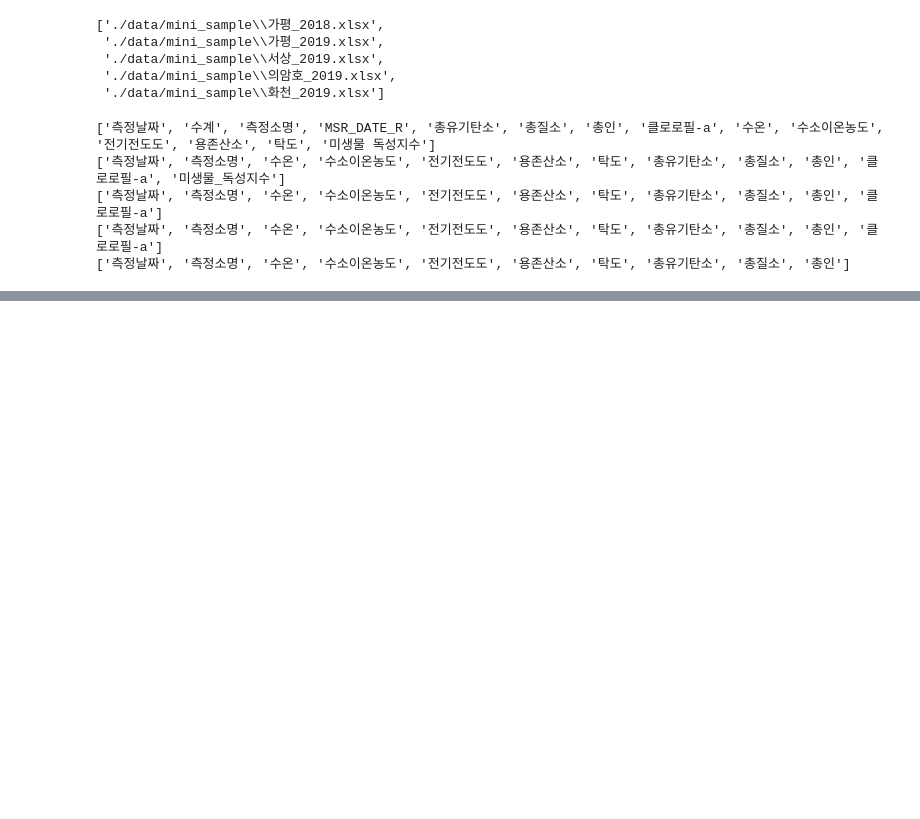
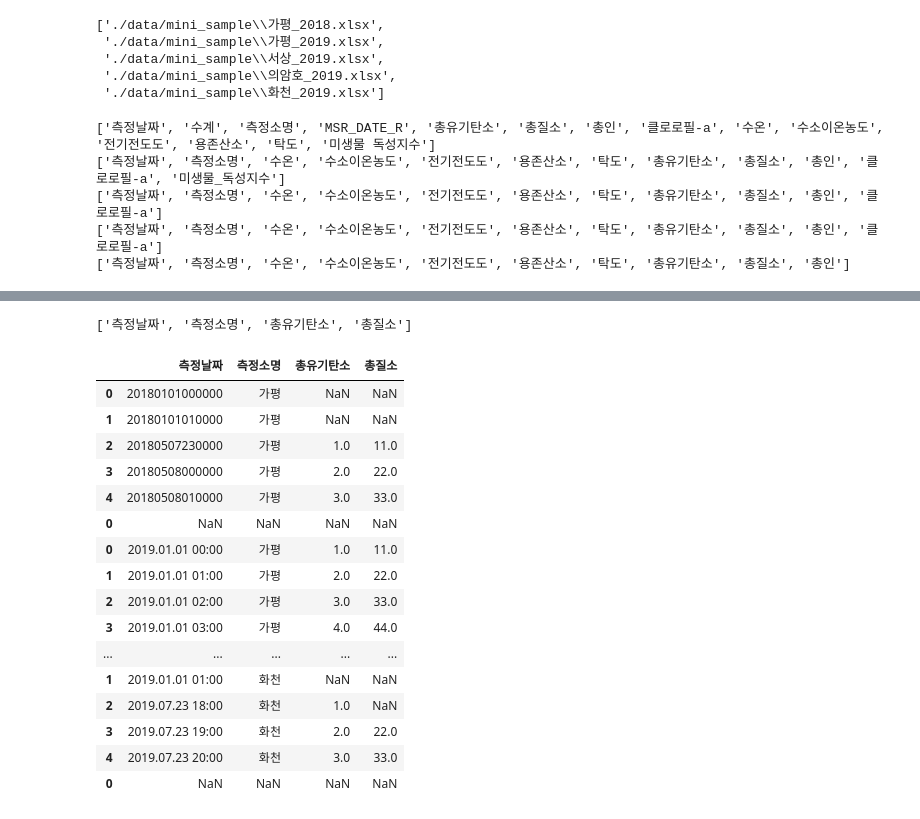
Before and after one commit to h4ppyy/my-jupyter, a Jupyter notebook: water_quality_prediction/multi.ipynb, the cells around one changed output, grey strips where cells are left out. Saved outputs shown, nothing was run; the diff lists cells and outputs as text; code cells hidden in the pictures; blank space fills up the shorter version.

```diff
--- a/water_quality_prediction/multi.ipynb
+++ b/water_quality_prediction/multi.ipynb
@@ -74,0 +97,27 @@ pd.concat(df_list)
+# %%
+col_name_list = []
+for t in [0,2,4,5]:
+    col_name_list.append(x.columns.tolist()[t])
+col_name_list
+# %% [output]
+['측정날짜', '측정소명', '총유기탄소', '총질소']
+# %%
+x.loc[:, col_name_list]
+# %% [output]
+|  | 측정날짜 | 측정소명 | 총유기탄소 | 총질소 |
+| 0 | 20180101000000 | 가평 | NaN | NaN |
+| 1 | 20180101010000 | 가평 | NaN | NaN |
+| 2 | 20180507230000 | 가평 | 1.0 | 11.0 |
+| 3 | 20180508000000 | 가평 | 2.0 | 22.0 |
+| 4 | 20180508010000 | 가평 | 3.0 | 33.0 |
+| 0 | NaN | NaN | NaN | NaN |
+| 0 | 2019.01.01 00:00 | 가평 | 1.0 | 11.0 |
+| 1 | 2019.01.01 01:00 | 가평 | 2.0 | 22.0 |
+| 2 | 2019.01.01 02:00 | 가평 | 3.0 | 33.0 |
+| 3 | 2019.01.01 03:00 | 가평 | 4.0 | 44.0 |
+| ... | ... | ... | ... | ... |
+| 1 | 2019.01.01 01:00 | 화천 | NaN | NaN |
+| 2 | 2019.07.23 18:00 | 화천 | 1.0 | NaN |
+| 3 | 2019.07.23 19:00 | 화천 | 2.0 | 22.0 |
+| 4 | 2019.07.23 20:00 | 화천 | 3.0 | 33.0 |
+| 0 | NaN | NaN | NaN | NaN |
```
Also changed, not shown: parts of 5 cells of this notebook, 16 other files.
